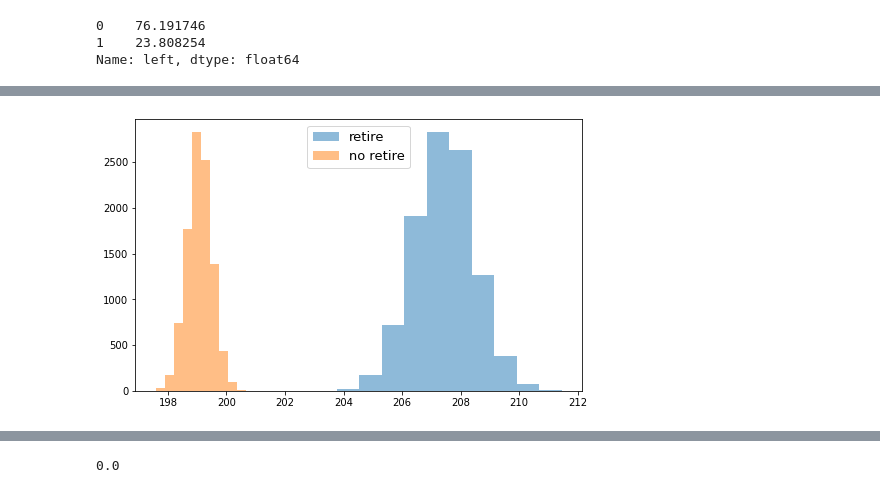
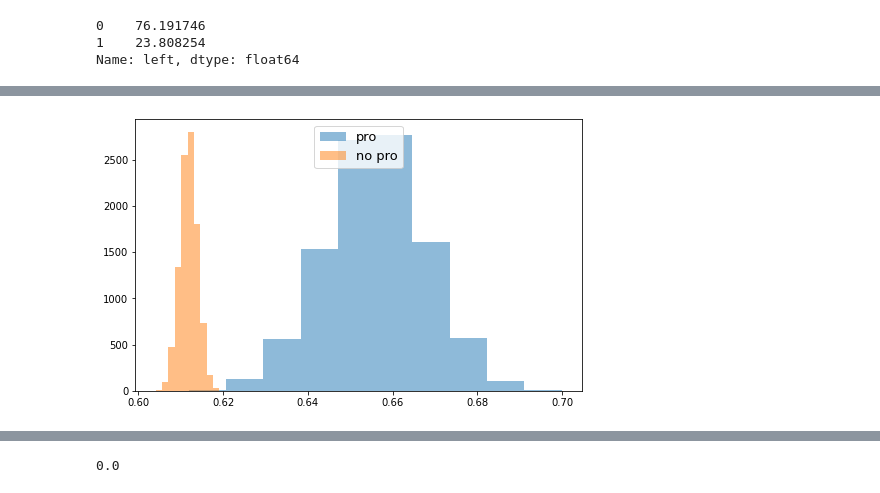
Before and after one commit to haylee94/Section-2_Project-, a Jupyter notebook: section2_project.ipynb, the cells around one changed output, grey strips where cells are left out. Saved outputs shown, nothing was run; the diff lists cells and outputs as text; code cells hidden in the pictures.

```diff
--- a/section2_project.ipynb
+++ b/section2_project.ipynb
@@ -222,17 +224,17 @@ Name: left, dtype: float64
 # %%
 np.random.seed(10)
 
-retire_means, noretire_means, diff_means = [], [], []
+pro_means, nonpro_means, diff_means = [], [], []
 
 for _ in range(10000):
   sample = df.sample(df.shape[0], replace=True)
 
-  retire_mean = sample[sample['left'] == 1]['last_evaluation'].mean()
-  retire_means.append(retire_mean)
+  pro_mean = sample[sample['promotion_last_5years'] == 1]['last_evaluation'].mean()
+  pro_means.append(pro_mean)
 
-  noretire_mean = sample[sample['left'] == 0]['last_evaluation'].mean()
-  noretire_means.append(noretire_mean)
+  nonpro_mean = sample[sample['promotion_last_5years'] == 0]['last_evaluation'].mean()
+  nonpro_means.append(nonpro_mean)
 
-  diff_means.append(retire_mean - noretire_mean)
+  diff_means.append(pro_mean - nonpro_mean)
 # %%
 plt.figure(figsize=(8,5))
@@ -259,0 +410,15 @@ sample_diff_mean
+# %%
+np.random.seed(10)
+
+pro_means, nonpro_means, diff_means = [], [], []
+
+for _ in range(10000):
+  sample = df.sample(df.shape[0], replace=True)
+
+  pro_mean = sample[sample['promotion_last_5years'] == 1]['time_spend_company'].mean()
+  pro_means.append(pro_mean)
+
+  nonpro_mean = sample[sample['promotion_last_5years'] == 0]['time_spend_company'].mean()
+  nonpro_means.append(nonpro_mean)
+
+  diff_means.append(pro_mean - nonpro_mean)
@@ -284,26 +472,26 @@ plt.show()
 # %%
 np.random.seed(10)
 
-retire_means, noretire_means, diff_means = [], [], []
+pro_means, nonpro_means, diff_means = [], [], []
 
 for _ in range(10000):
   sample = df.sample(df.shape[0], replace=True)
 
-  retire_mean = sample[sample['left'] == 1]['average_montly_hours'].mean()
-  retire_means.append(retire_mean)
+  pro_mean = sample[sample['promotion_last_5years'] == 1]['satisfaction_level'].mean()
+  pro_means.append(pro_mean)
 
-  noretire_mean = sample[sample['left'] == 0]['average_montly_hours'].mean()
-  noretire_means.append(noretire_mean)
+  nonpro_mean = sample[sample['promotion_last_5years'] == 0]['satisfaction_level'].mean()
+  nonpro_means.append(nonpro_mean)
 
-  diff_means.append(retire_mean - noretire_mean)
+  diff_means.append(pro_mean - nonpro_mean)
 # %%
 plt.figure(figsize=(8,5))
-plt.hist(retire_means, alpha = 0.5, label='retire')
-plt.hist(noretire_means, alpha = 0.5, label = 'no retire')
+plt.hist(pro_means, alpha = 0.5, label='pro')
+plt.hist(nonpro_means, alpha = 0.5, label = 'no pro')
 plt.legend(loc=9, fontsize=13)
 plt.show()
 # %% [output]
-[figure, old version]
+[figure, new version]
 # %%
 plt.figure(figsize=(8,5))
 plt.hist(diff_means, alpha=0.5, label = 'Difference in Means')
```
Also changed, not shown: parts of 98 cells of this notebook.
